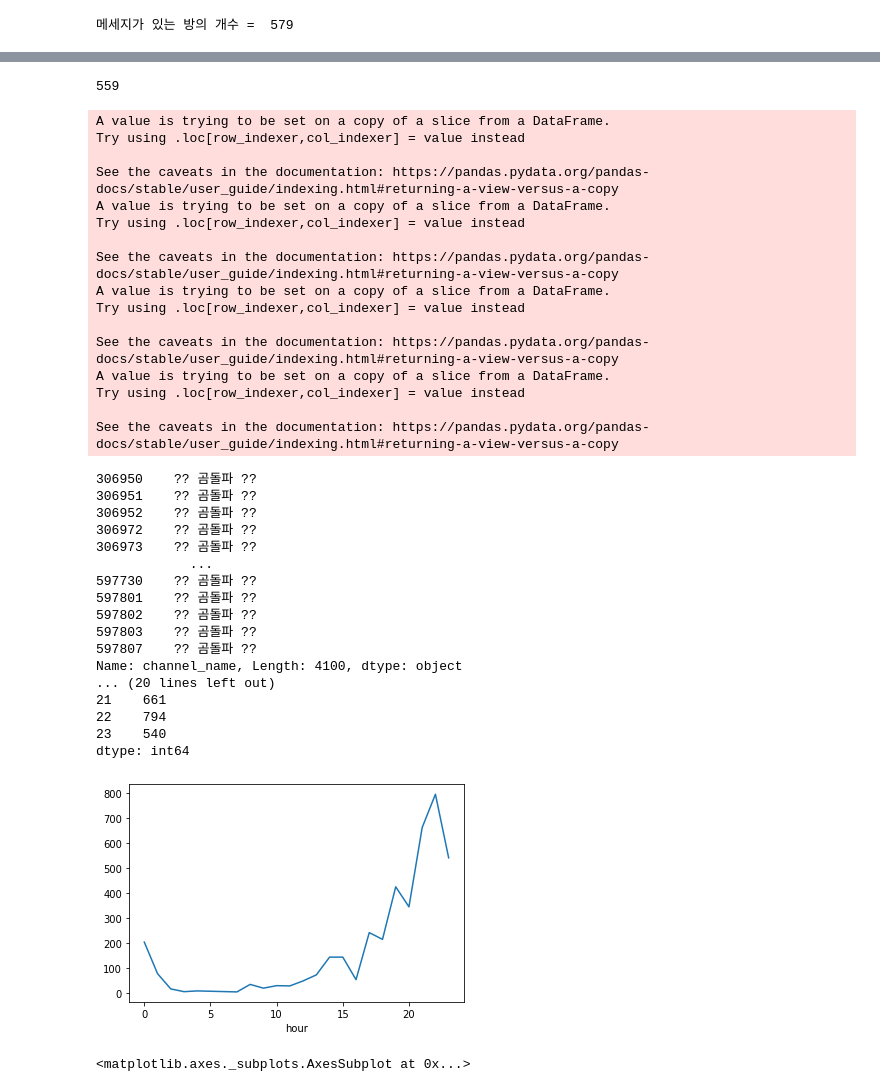
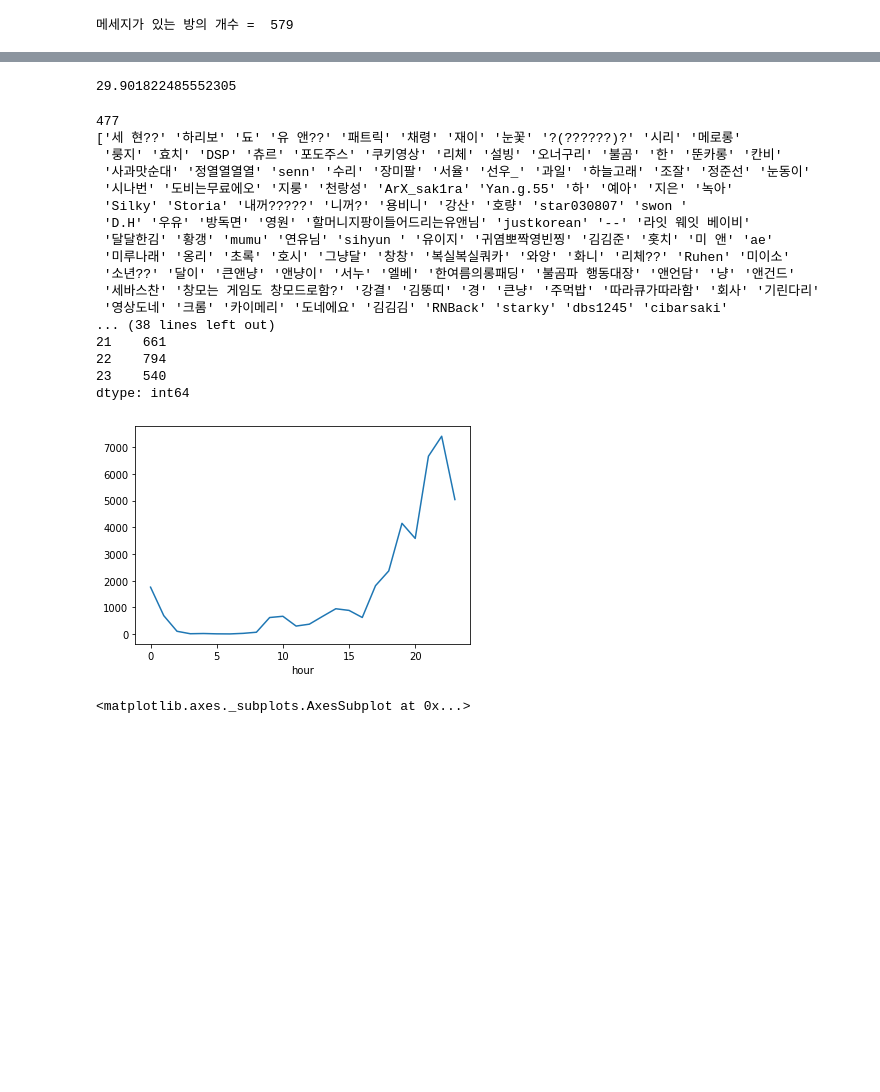
Before and after one commit to bhkwon89/Chat_analysis, a Jupyter notebook: cp2_test.ipynb, the cells around one changed output, grey strips where cells are left out. Cells and saved outputs as stored; diff of their text form; code cells hidden in the pictures; blank space fills up the shorter version.

```diff
--- a/cp2_test.ipynb
+++ b/cp2_test.ipynb
@@ -139,3 +139,9 @@ df_chat['new_type'] = df_chat['type'].copy()
 df_chat.loc[(df_chat['type'] == 'FILE') & (df_chat['message'].str.contains('/fancimm/sticker')), 'new_type'] = 'STICKER'
 df_chat.loc[(df_chat['type'] == 'FILE') & ~(df_chat['message'].str.contains('/fancimm/sticker')) & ( (df_chat['message'].str.contains('.jpe') ) | (df_chat['message'].str.contains('.png')) | (df_chat['message'].str.contains('.jpg')) ), 'new_type'] = 'IMAGE'
 df_chat.loc[(df_chat['type'] == 'FILE') & ~(df_chat['message'].str.contains('/fancimm/sticker')) & ((df_chat['message'].str.contains('.mp4')) | (df_chat['message'].str.contains('.wav')) | (df_chat['message'].str.contains('.mov')) ), 'new_type'] = 'VIDEO'
+
+# year, month, day, hour 컬럼 추가
+df_chat['year'] = pd.to_datetime(df_chat['created_at']).dt.year
+df_chat['month'] = pd.to_datetime(df_chat['created_at']).dt.month
+df_chat['day'] = pd.to_datetime(df_chat['created_at']).dt.day
+df_chat['hour'] = pd.to_datetime(df_chat['created_at']).dt.hour
@@ -250,5 +283,7 @@ list_df[0]
 # %%
 sum(list_average)/len(list_lenPerRoom)
+# %% [output]
+29.901822485552305
 # %%
 # 입력으로 dataframe과 채널 url을 집어넣으면 해당 채널의 메세지만 가져옴
 def GetMessageByRoom(df):
@@ -267,82 +302,56 @@ df_analysis = pd.DataFrame()
 ch_index = 0
 for i in range(len(list_df)):
   if list_df[i].iloc[0, 1] == best_ch:
     ch_index = i
     break
 print(ch_index)
 
-list_df[ch_index]['year'] = pd.to_datetime(list_df[ch_index]['created_at']).dt.year
-list_df[ch_index]['month'] = pd.to_datetime(list_df[ch_index]['created_at']).dt.month
-list_df[ch_index]['day'] = pd.to_datetime(list_df[ch_index]['created_at']).dt.day
-list_df[ch_index]['hour'] = pd.to_datetime(list_df[ch_index]['created_at']).dt.hour
+list_df[ch_index].groupby([ 'hour']).size().plot()
 
-list_fan = list_df[ch_index]['sender_nickname']
+list_fan = list_df[ch_index][list_df[ch_index]['id type'] == 'fan']['sender_nickname'].unique()
+print(list_fan)
 for fan in list_fan:
 
   if  list_df[ch_index].iloc[0, 1] != best_ch:
     continue
 
   # 특정 방에 있는 사람A의 chat data
   df_fan = list_df[ch_index].groupby('sender_nickname').get_group(fan)
-
+  #df_fan.to_csv('/content/drive/MyDrive/cp2/tmp.csv')
   # 스티커 메세지만 뽑기
   df_fan[df_fan['type'] == 'STICKER']
   # 이미지 메세지만 뽑기
   df_fan[df_fan['type'] == 'IMAGE']
   # 동영상 메세지만 뽑기
   df_fan[df_fan['type'] == 'VIDEO']
 
-  df_fan.groupby([ 'hour']).size().plot()
+  #df_fan.groupby([ 'hour']).size().plot()
   print(df_fan['channel_name'])
   print(df_fan.groupby(['hour']).size())
   break
   # MessagePerDay = df_fans
   # StickerPerDay = []
   # ImagePerDay = []
   # VideoPerDay = []
-
-
-def GetMessagePerDay(df, channel_url):
-  return df_result
-
-
-df_tmp = GetMessagePerDay(df_chat, best_ch)
 # %% [output]
-559
+477
+['세 현??' '하리보' '됴' '유 앤??' '패트릭' '채령' '재이' '눈꽃' '?(??????)?' '시리' '메로롱'
+ '룽지' '효치' 'DSP' '츄르' '포도주스' '쿠키영상' '리체' '설빙' '오너구리' '불곰' '한' '뚠카롱' '칸비'
+ '사과맛순대' '정열열열열' 'senn' '수리' '장미팔' '서율' '선우_' '과일' '하늘고래' '조잘' '정준선' '눈동이'
+ '시나번' '도비는무료에오' '지룽' '천랑성' 'ArX_sak1ra' 'Yan.g.55' '하' '예아' '지은' '녹아'
+ 'Silky' 'Storia' '내꺼?????' '니꺼?' '용비니' '강산' '호량' 'star030807' 'swon '
+ 'D.H' '우유' '방독면' '영원' '할머니지팡이들어드리는유앤님' 'justkorean' '--' '라잇 웨잇 베이비'
+ '달달한김' '황갱' 'mumu' '연유님' 'sihyun ' '유이지' '귀염뽀짝영빈찡' '김김준' '홋치' '미 앤' 'ae'
+ '미루나래' '옹리' '초록' '호시' '그냥달' '창창' '복실복실쿼카' '와앙' '화니' '리체??' 'Ruhen' '미이소'
+ '소년??' '달이' '큰앤냥' '앤냥이' '서누' '엘베' '한여름의롱패딩' '불곰파 행동대장' '앤언담' '냥' '앤건드'
+ '세바스찬' '창모는 게임도 창모드로함?' '강결' '김뚱띠' '경' '큰냥' '주먹밥' '따라큐가따라함' '회사' '기린다리'
+ '영상도네' '크롬' '카이메리' '도네에요' '김김김' 'RNBack' 'starky' 'dbs1245' 'cibarsaki'
+... (38 lines left out)
+21    661
+22    794
+23    540
+dtype: int64
-A value is trying to be set on a copy of a slice from a DataFrame.
-Try using .loc[row_indexer,col_indexer] = value instead
-
-See the caveats in the documentation: https://pandas.pydata.org/pandas-docs/stable/user_guide/indexing.html#returning-a-view-versus-a-copy
-A value is trying to be set on a copy of a slice from a DataFrame.
-Try using .loc[row_indexer,col_indexer] = value instead
-
-See the caveats in the documentation: https://pandas.pydata.org/pandas-docs/stable/user_guide/indexing.html#returning-a-view-versus-a-copy
-A value is trying to be set on a copy of a slice from a DataFrame.
-Try using .loc[row_indexer,col_indexer] = value instead
-
-See the caveats in the documentation: https://pandas.pydata.org/pandas-docs/stable/user_guide/indexing.html#returning-a-view-versus-a-copy
-A value is trying to be set on a copy of a slice from a DataFrame.
-Try using .loc[row_indexer,col_indexer] = value instead
-
-See the caveats in the documentation: https://pandas.pydata.org/pandas-docs/stable/user_guide/indexing.html#returning-a-view-versus-a-copy
-306950    ?? 곰돌파 ??
-306951    ?? 곰돌파 ??
-306952    ?? 곰돌파 ??
-306972    ?? 곰돌파 ??
-306973    ?? 곰돌파 ??
-            ...
-597730    ?? 곰돌파 ??
-597801    ?? 곰돌파 ??
-597802    ?? 곰돌파 ??
-597803    ?? 곰돌파 ??
-597807    ?? 곰돌파 ??
-Name: channel_name, Length: 4100, dtype: object
-... (20 lines left out)
-21    661
-22    794
-23    540
-dtype: int64
-[figure, old version]
+[figure, new version]
 # %%
  df_chat['hour'] = pd.to_datetime(df_chat['created_at']).dt.hour
 
```
Also changed, not shown: parts of 10 cells of this notebook.
